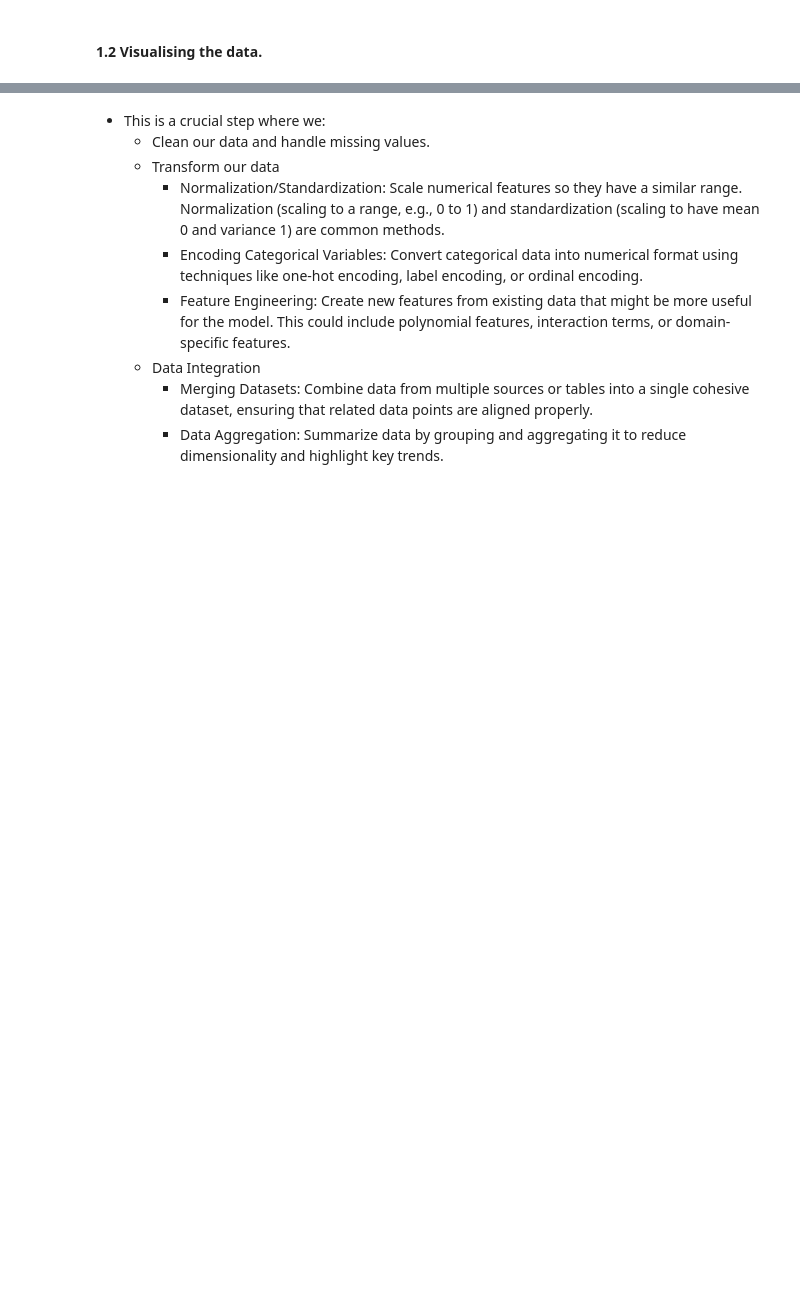
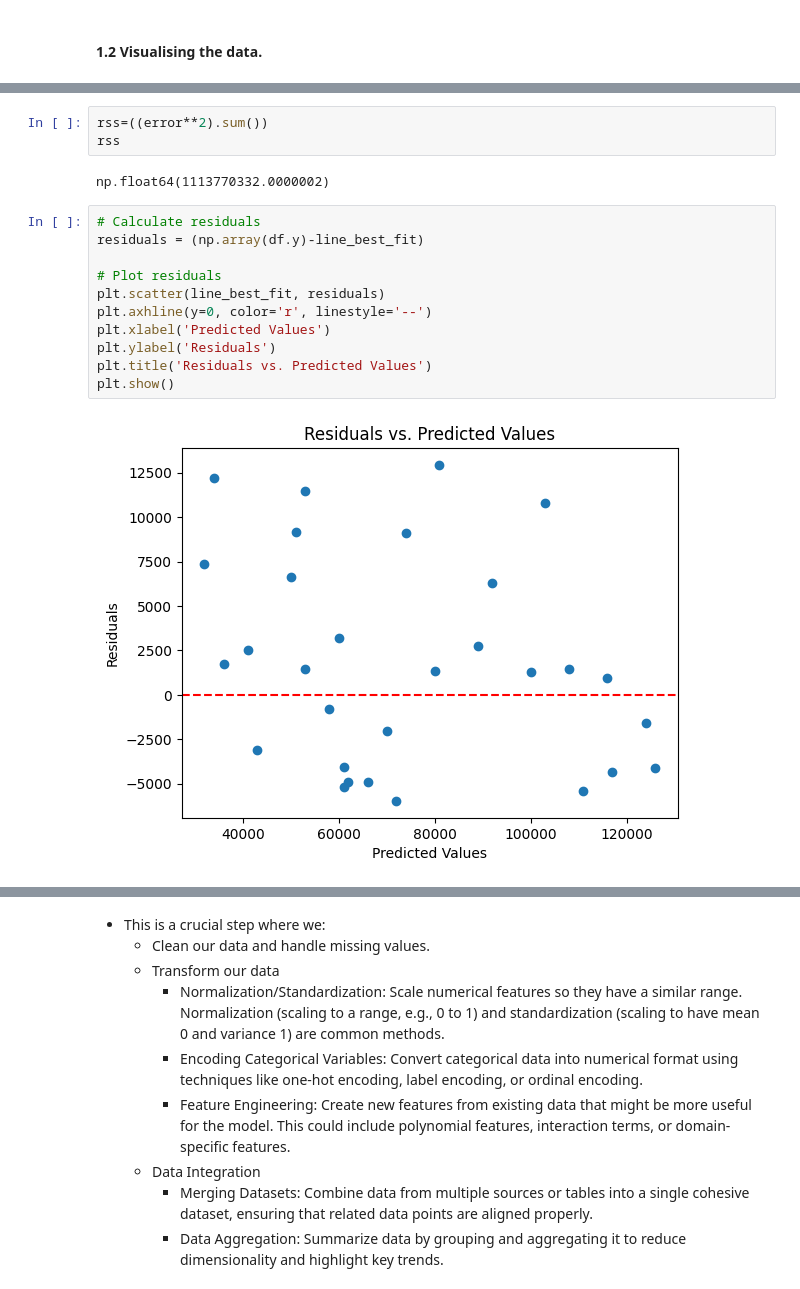
Before and after one commit to KiarieRayan/Salary_prediction, a Jupyter notebook: Salary_prediction.ipynb, the cells around one changed output, grey strips where cells are left out. Cells and saved outputs as stored; diff of their text form; blank space fills up the shorter version.

```diff
--- a/Salary_prediction.ipynb
+++ b/Salary_prediction.ipynb
@@ -117,0 +187,18 @@ plt.show()
+# %%
+rss=((error**2).sum())
+rss
+# %% [output]
+np.float64(1113770332.0000002)
+# %%
+# Calculate residuals
+residuals = (np.array(df.y)-line_best_fit)
+
+# Plot residuals
+plt.scatter(line_best_fit, residuals)
+plt.axhline(y=0, color='r', linestyle='--')
+plt.xlabel('Predicted Values')
+plt.ylabel('Residuals')
+plt.title('Residuals vs. Predicted Values')
+plt.show()
+# %% [output]
+[figure, added]
```
Also changed, not shown: parts of 12 cells of this notebook.
